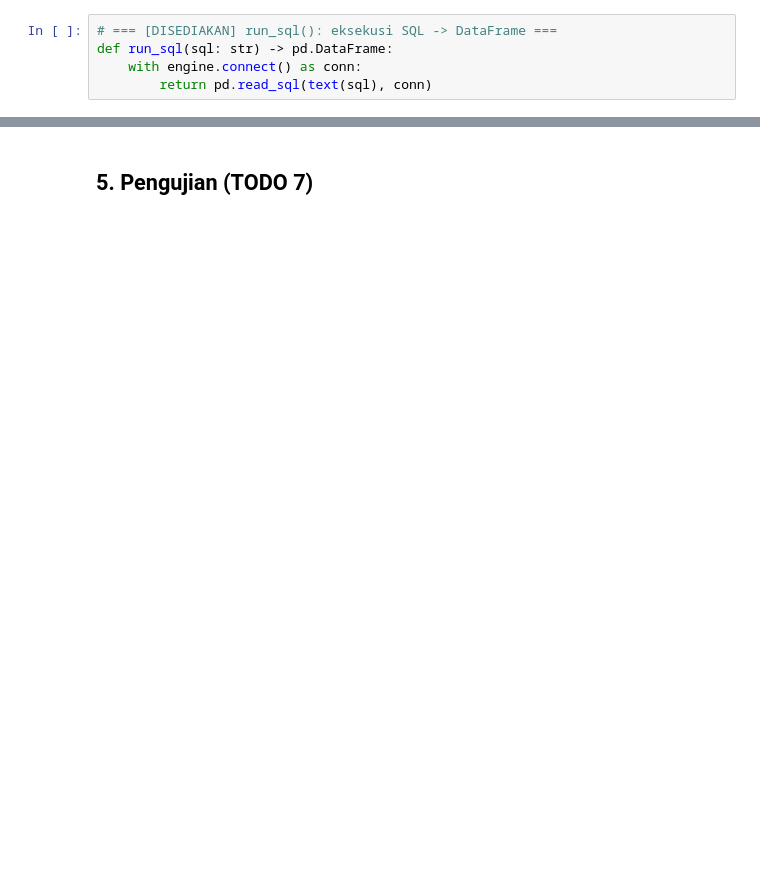
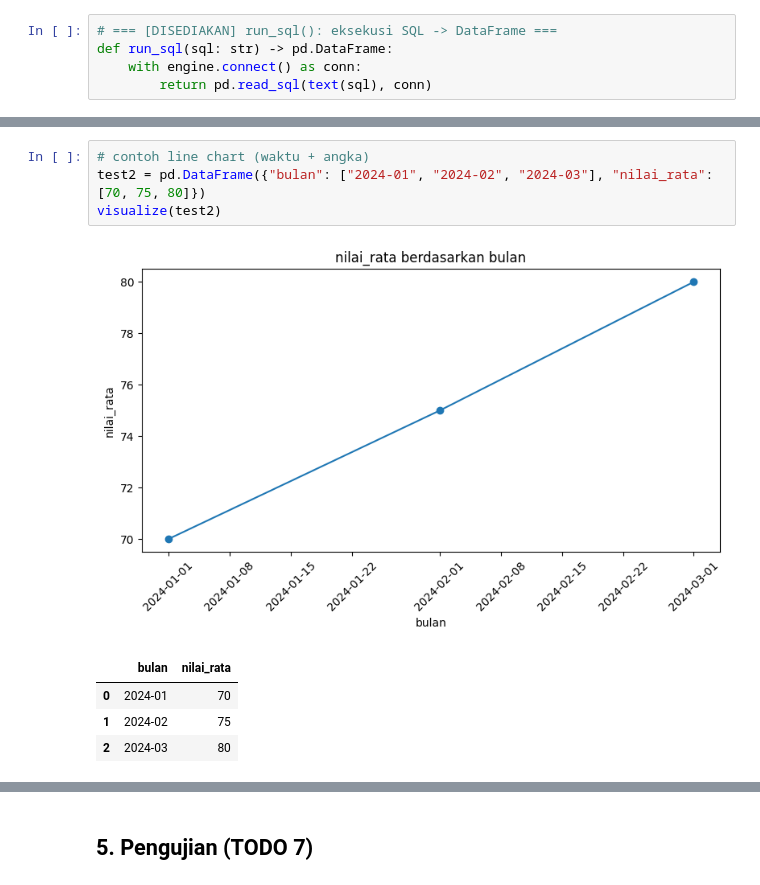
Before and after one commit to wijooyoo/conversational-analytics-chatbot, a Jupyter notebook: Wijoyo_MiniProject_UseCase_A_human_capital.ipynb, the cells around one changed output, grey strips where cells are left out. Drawn from its saved outputs; the diff is of its cells as text; blank space fills up the shorter version.

```diff
--- a/Wijoyo_MiniProject_UseCase_A_human_capital.ipynb
+++ b/Wijoyo_MiniProject_UseCase_A_human_capital.ipynb
@@ -222,0 +390,10 @@ def visualize(df: pd.DataFrame):
+# %%
+# contoh line chart (waktu + angka)
+test2 = pd.DataFrame({"bulan": ["2024-01", "2024-02", "2024-03"], "nilai_rata": [70, 75, 80]})
+visualize(test2)
+# %% [output]
+[figure, added]
+|  | bulan | nilai_rata |
+| 0 | 2024-01 | 70 |
+| 1 | 2024-02 | 75 |
+| 2 | 2024-03 | 80 |
```
Also changed, not shown: parts of 15 cells of this notebook.
